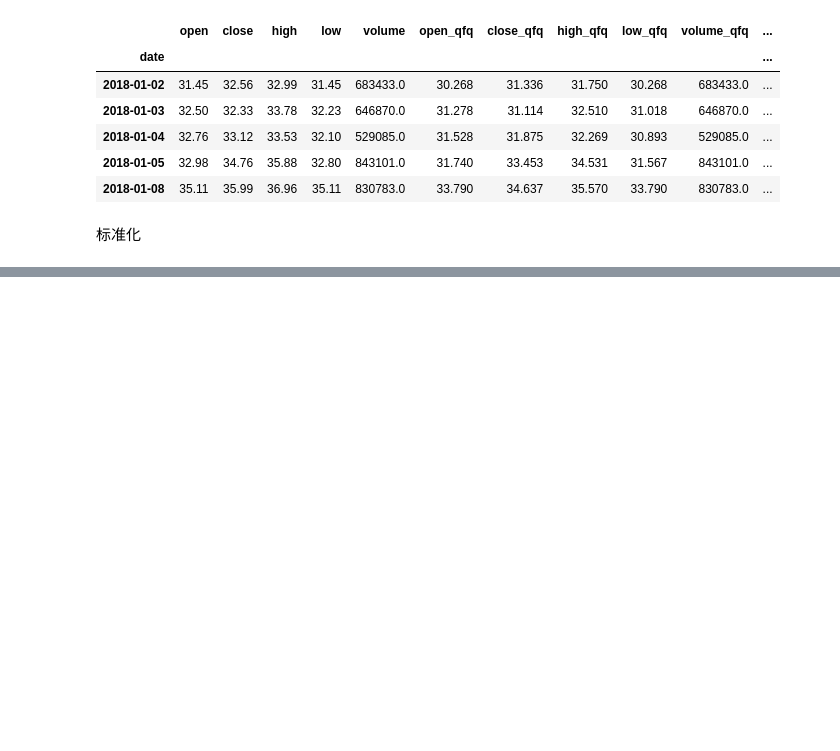
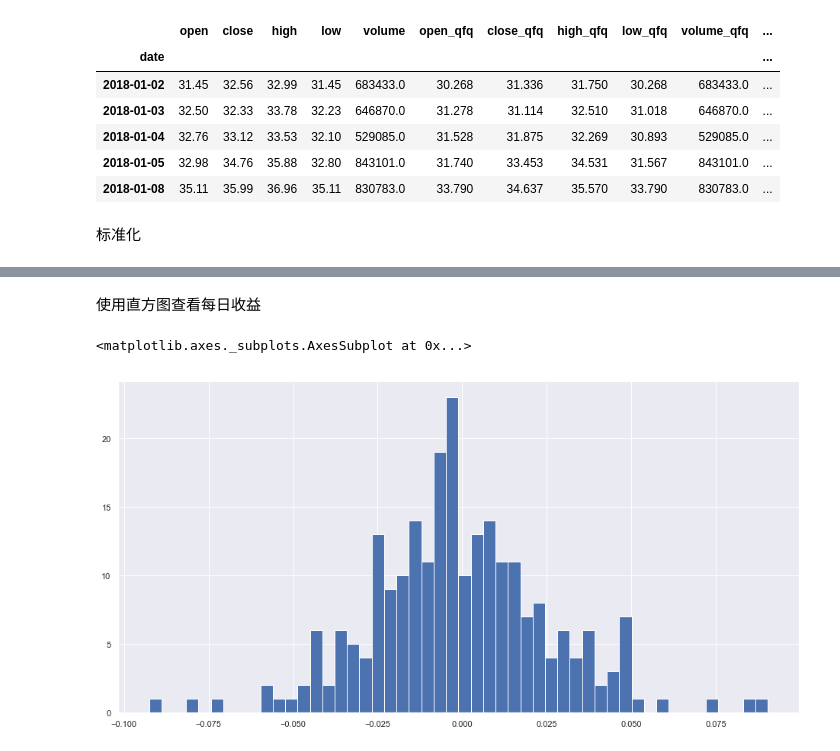
Before and after one commit to GuQiangJS/finance_ai_py, a Jupyter notebook: example/日线数据相关.ipynb, the cells around one changed output, grey strips where cells are left out. Cells and saved outputs as stored; diff of their text form; code cells hidden in the pictures; blank space fills up the shorter version.

```diff
--- a/example/日线数据相关.ipynb
+++ b/example/日线数据相关.ipynb
@@ -124,0 +156,7 @@ array=[32.56 32.33 33.12 34.76 35.99 35.84 35.67 35.15 35.55 37.09 40.2  39.77
+# %% [markdown]
+使用直方图查看每日收益
+# %%
+df_all['daily_return'].hist(bins=50)
+# %% [output]
+<matplotlib.axes._subplots.AxesSubplot at 0x...>
+[figure, added]
```
Also changed, not shown: parts of 9 cells of this notebook, 5 other files.
